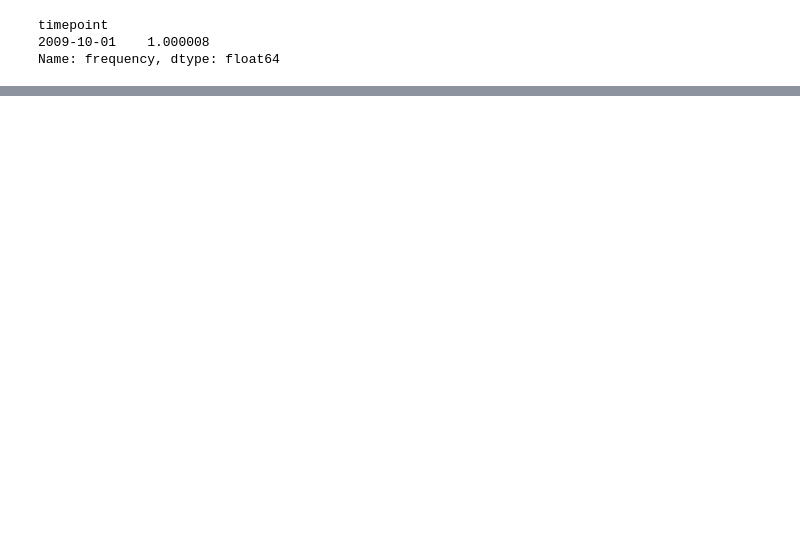
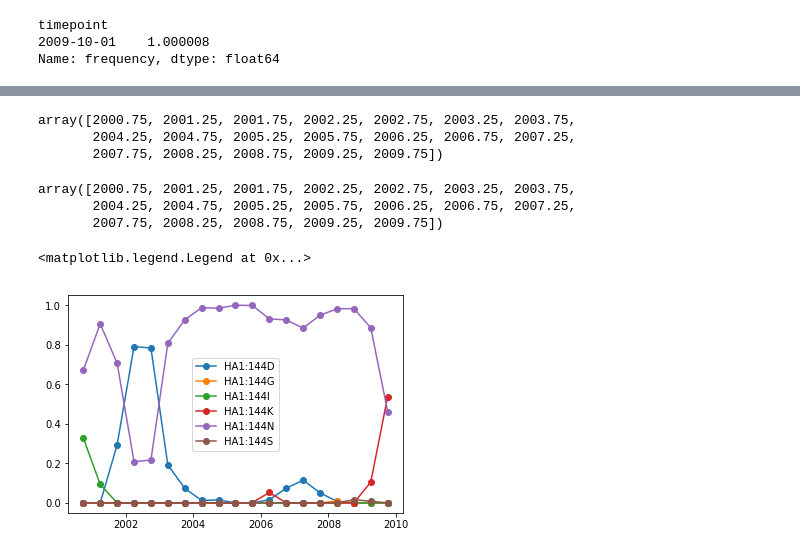
Before and after one commit to blab/flu-forecasting, a Jupyter notebook: analyses/2019-04-04-test-mutation-frequencies-as-targets.ipynb, the cells around one changed output, grey strips where cells are left out. Cells and saved outputs as stored; diff of their text form; code cells hidden in the pictures; blank space fills up the shorter version.

```diff
--- a/analyses/2019-04-04-test-mutation-frequencies-as-targets.ipynb
+++ b/analyses/2019-04-04-test-mutation-frequencies-as-targets.ipynb
@@ -408,0 +517,4 @@ Name: frequency, dtype: float64
+# %%
+date_by_sample = dict(samples_df.loc[:, ["strain", "numeric_date"]].values)
+# %%
+dates = [date_by_sample[record.id] for record in sample_alignment]
@@ -408,0 +547,2 @@ Name: frequency, dtype: float64
+# %%
+frequencies = kde_frequencies.estimate(sample_alignment, dates)
@@ -408,0 +555,6 @@ Name: frequency, dtype: float64
+# %%
+for key in frequencies.keys():
+    if key.startswith("144:"):
+        plt.plot(kde_frequencies.pivots, frequencies[key], "o-", label=key)
+
+plt.legend()
@@ -408,0 +564,21 @@ Name: frequency, dtype: float64
+# %%
+kde_frequencies.pivots
+# %% [output]
+array([2000.75, 2001.25, 2001.75, 2002.25, 2002.75, 2003.25, 2003.75,
+       2004.25, 2004.75, 2005.25, 2005.75, 2006.25, 2006.75, 2007.25,
+       2007.75, 2008.25, 2008.75, 2009.25, 2009.75])
+# %%
+np.array(mutation_frequencies["pivots"])
+# %% [output]
+array([2000.75, 2001.25, 2001.75, 2002.25, 2002.75, 2003.25, 2003.75,
+       2004.25, 2004.75, 2005.25, 2005.75, 2006.25, 2006.75, 2007.25,
+       2007.75, 2008.25, 2008.75, 2009.25, 2009.75])
+# %%
+for key in mutation_frequencies.keys():
+    if key.startswith("HA1:144"):
+        plt.plot(mutation_frequencies["pivots"], mutation_frequencies[key], "o-", label=key)
+
+plt.legend()
+# %% [output]
+<matplotlib.legend.Legend at 0x...>
+[figure, added]
```
Also changed, not shown: parts of 79 cells of this notebook, 3 other files.
